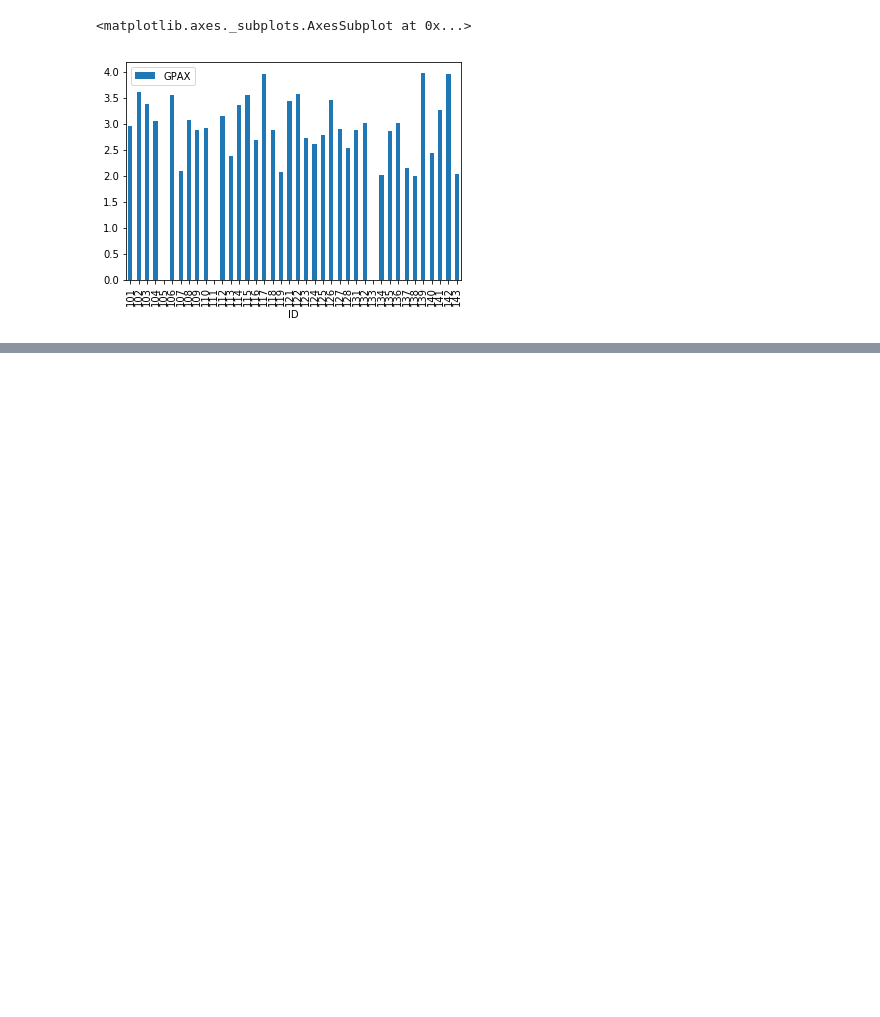
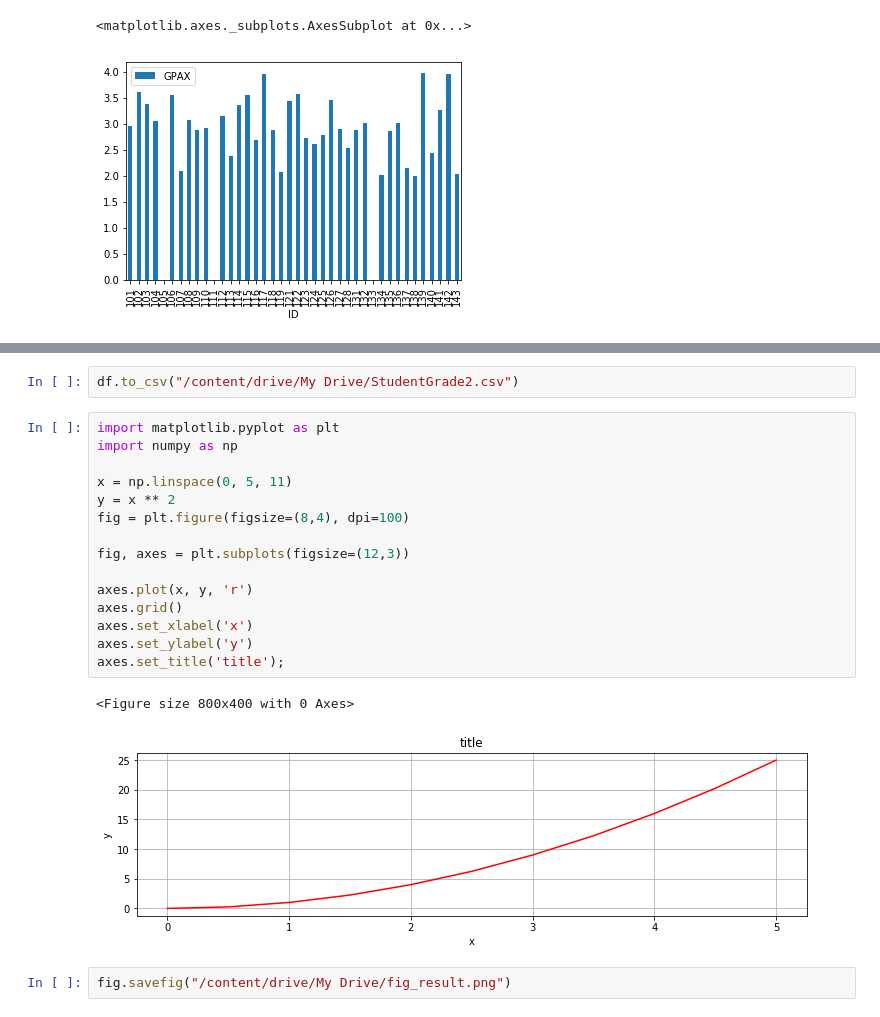
Before and after one commit to davidjohnnn/python_workshop, a Jupyter notebook: code/D1-2_DatPrep/3_Mounting_Google_Drive_in_Google_Colab.ipynb, the cells around one changed output, grey strips where cells are left out. Drawn from its saved outputs; the diff is of its cells as text; blank space fills up the shorter version.

```diff
--- a/code/D1-2_DatPrep/3_Mounting_Google_Drive_in_Google_Colab.ipynb
+++ b/code/D1-2_DatPrep/3_Mounting_Google_Drive_in_Google_Colab.ipynb
@@ -86,0 +80,22 @@ df.plot(kind='bar',x='ID',y='GPAX')
+# %%
+df.to_csv("/content/drive/My Drive/StudentGrade2.csv")
+# %%
+import matplotlib.pyplot as plt
+import numpy as np
+
+x = np.linspace(0, 5, 11)
+y = x ** 2
+fig = plt.figure(figsize=(8,4), dpi=100)
+
+fig, axes = plt.subplots(figsize=(12,3))
+
+axes.plot(x, y, 'r')
+axes.grid()
+axes.set_xlabel('x')
+axes.set_ylabel('y')
+axes.set_title('title');
+# %% [output]
+<Figure size 800x400 with 0 Axes>
+[figure, added]
+# %%
+fig.savefig("/content/drive/My Drive/fig_result.png")
```
Also changed, not shown: parts of 8 cells of this notebook.
